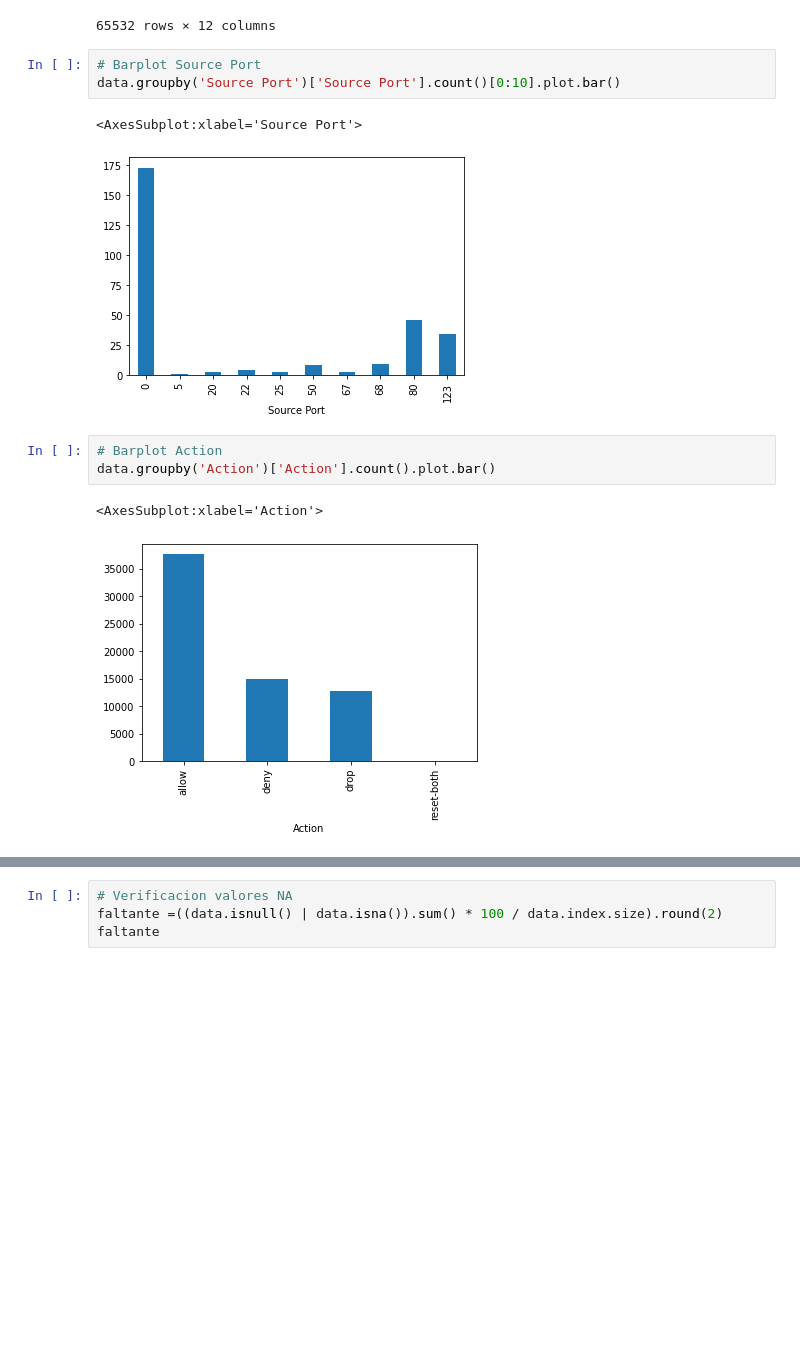
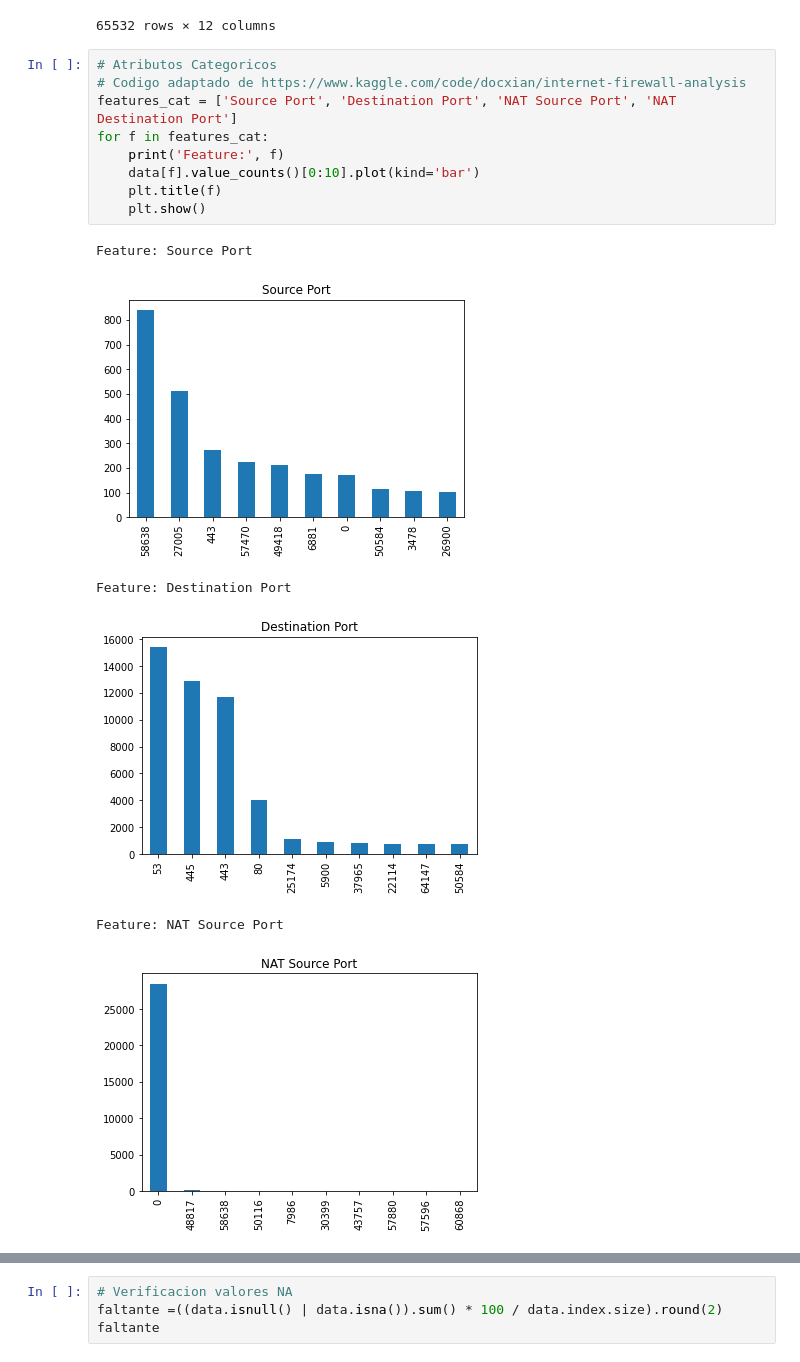
Before and after one commit to juanbaezl/FirewallDataMining, a Jupyter notebook: Firewall.ipynb, the cells around one changed output, grey strips where cells are left out. Drawn from its saved outputs; the diff is of its cells as text; blank space fills up the shorter version.

```diff
--- a/Firewall.ipynb
+++ b/Firewall.ipynb
@@ -53,15 +56,19 @@ data
 | 65530 | 54870 | 445 | 0 | 0 | drop | 70 | 70 | ... |
 | 65531 | 54867 | 445 | 0 | 0 | drop | 70 | 70 | ... |
 65532 rows × 12 columns
-# %%
-# Barplot Source Port
-data.groupby('Source Port')['Source Port'].count()[0:10].plot.bar()
-# %% [output]
-<AxesSubplot:xlabel='Source Port'>
-[figure, removed]
-# %%
-# Barplot Action
-data.groupby('Action')['Action'].count().plot.bar()
-# %% [output]
-<AxesSubplot:xlabel='Action'>
-[figure, removed]
+# %%
+# Atributos Categoricos
+# Codigo adaptado de https://www.kaggle.com/code/docxian/internet-firewall-analysis
+features_cat = ['Source Port', 'Destination Port', 'NAT Source Port', 'NAT Destination Port']
+for f in features_cat:
+    print('Feature:', f)
+    data[f].value_counts()[0:10].plot(kind='bar')
+    plt.title(f)
+    plt.show()
+# %% [output]
+Feature: Source Port
+[figure, added]
+Feature: Destination Port
+[figure, added]
+Feature: NAT Source Port
+[figure, added]
```
Also changed, not shown: parts of 7 cells of this notebook.
